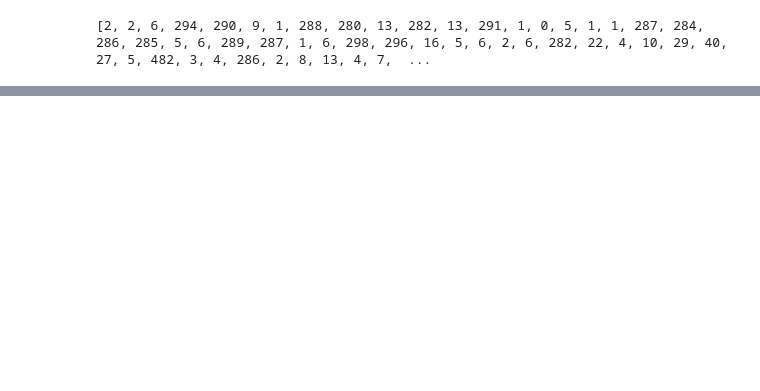
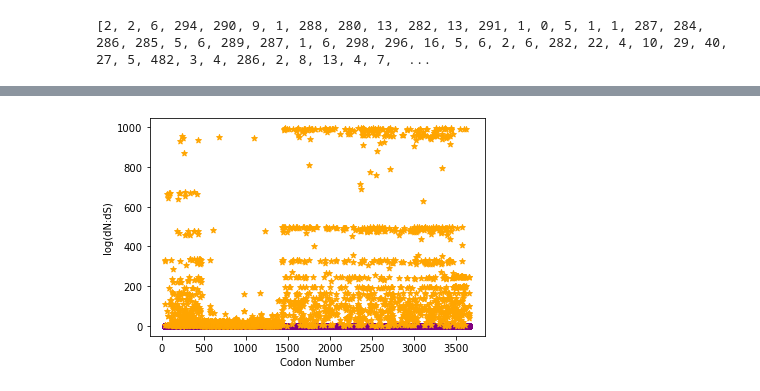
Before and after one commit to vmorri12/qbb2020-answers, a Jupyter notebook: quantbio/week4/week4-homework.ipynb, the cells around one changed output, grey strips where cells are left out. Cells and saved outputs as stored; diff of their text form; code cells hidden in the pictures; blank space fills up the shorter version.

```diff
--- a/quantbio/week4/week4-homework.ipynb
+++ b/quantbio/week4/week4-homework.ipynb
@@ -210,0 +160,11 @@ print(dN_list)
+# %%
+#calculate and make list of z scores
+D_list = np.subtract(np.array(dN_list), np.array(dS_list))
+stdev = np.std(D_list)/np.sqrt(len(D_list))
+Z_list = []
+for i in D_list:
+    Z_list.append(D_list[i]/stdev)
+# %%
+pvalue_list = []
+for i in Z_list:
+    pvalue.append(stats.norm.sf(abs(np.array(Z_list)))*2)
@@ -210,0 +188,24 @@ print(dN_list)
+# %%
+D_list2 = new_df.iloc[:, 3].tolist()
+ste = np.std(D_list)/np.sqrt(2521)
+Z_test = []
+for i in D_list:
+    Z_val = (i/ste)
+    Z_test.append(Z_val)
+
+pvalue_list2 = []
+for i in Z_test:
+    pvs = float(stats.norm.sf(abs(i))*2)
+    pvalue_list2.append(pvs)
+# %%
+new_df = pd.DataFrame()
+new_df ['Codon'] = codon_list
+new_df ['dS'] = dS_list
+new_df ['dN'] = dN_list
+new_df ['D'] = D_list
+new_df ['dN:dS'] = (new_df['dN']) / (new_df ['dS'])
+new_df['log dN:dS']= np.log2(new_df['dN:dS'])
+new_df['P Values'] = pvalue_list2
+new_df['Sig']= new_df['P Values'] < 0.05
+new_df['Not Sig']= new_df['P Values'] > 0.05
+new_df
@@ -210,0 +226,11 @@ print(dN_list)
+# %%
+fig, ax = plt.subplots()
+plt.scatter(new_df ['Codon'], new_df['Sig'], color = 'blue')
+plt.scatter(new_df ['Codon'], new_df['Not Sig'], color = 'purple')
+plt.scatter(new_df ['Codon'], new_df["dN:dS"], marker = '*', color = 'orange')
+plt.xlabel("Codon Number")
+plt.ylabel("log(dN:dS)")
+
+fig.show()
+# %% [output]
+[figure, added]
```
Also changed, not shown: parts of 12 cells of this notebook.
